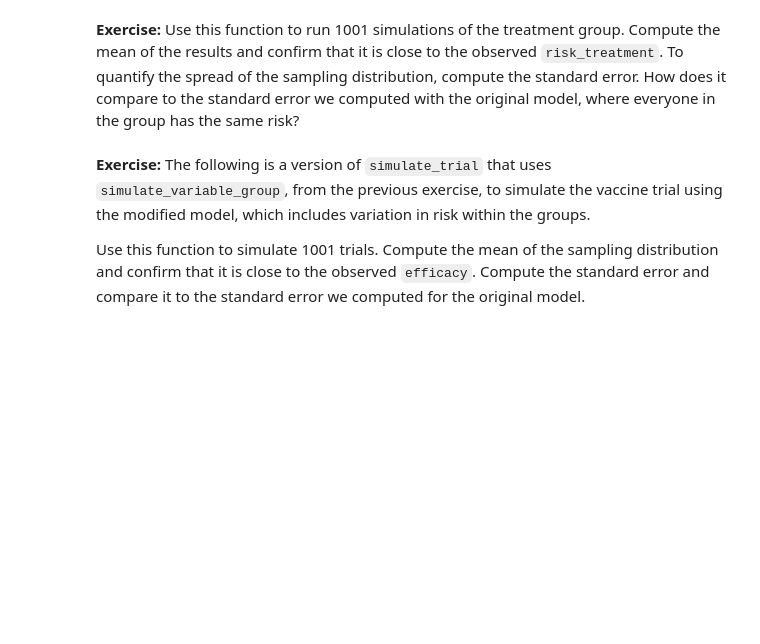
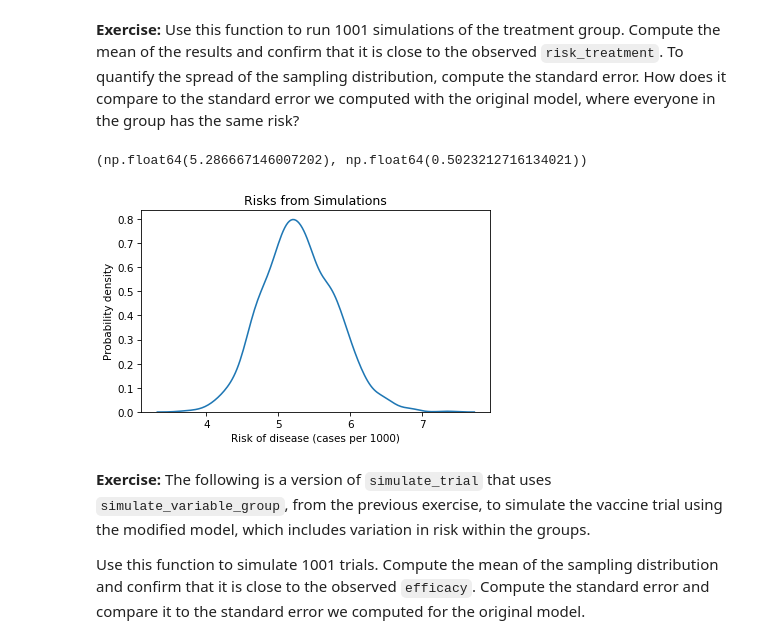
Before and after one commit to davidecaste/elem_data_analysis, a Jupyter notebook: 11_resampling.ipynb, the cells around one changed output. Drawn from its saved outputs; the diff is of its cells as text; code cells hidden in the pictures; blank space fills up the shorter version.

```diff
--- a/11_resampling.ipynb
+++ b/11_resampling.ipynb
@@ -358,5 +399,11 @@ simulate_variable_group(n_treatment, p)
 The return value is the number of cases per 1000.
 # %% [markdown]
 **Exercise:** Use this function to run 1001 simulations of the treatment group.  Compute the mean of the results and confirm that it is close to the observed `risk_treatment`.  To quantify the spread of the sampling distribution, compute the standard error.  How does it compare to the standard error we computed with the original model, where everyone in the group has the same risk?
+# %%
+# Solution goes here
+t4 = [simulate_variable_group(n_treatment, p) for i in range(1001)]
 # %%
 # Solution goes here
+np.mean(t4), np.std(t4)
+# %% [output]
+(np.float64(5.286667146007202), np.float64(0.5023212716134021))
@@ -367,3 +410,13 @@ The return value is the number of cases per 1000.
+# %%
+# Solution goes here
+
+sns.kdeplot(t4, label='control')
+
+plt.xlabel('Risk of disease (cases per 1000)')
+plt.ylabel('Probability density')
+plt.title('Risks from Simulations');
+# %% [output]
+[figure, added]
 # %% [markdown]
 **Exercise:** The following is a version of `simulate_trial` that uses `simulate_variable_group`, from the previous exercise, to simulate the vaccine trial using the modified model, which includes variation in risk within the groups.
 
```
Also changed, not shown: parts of 31 cells of this notebook.
